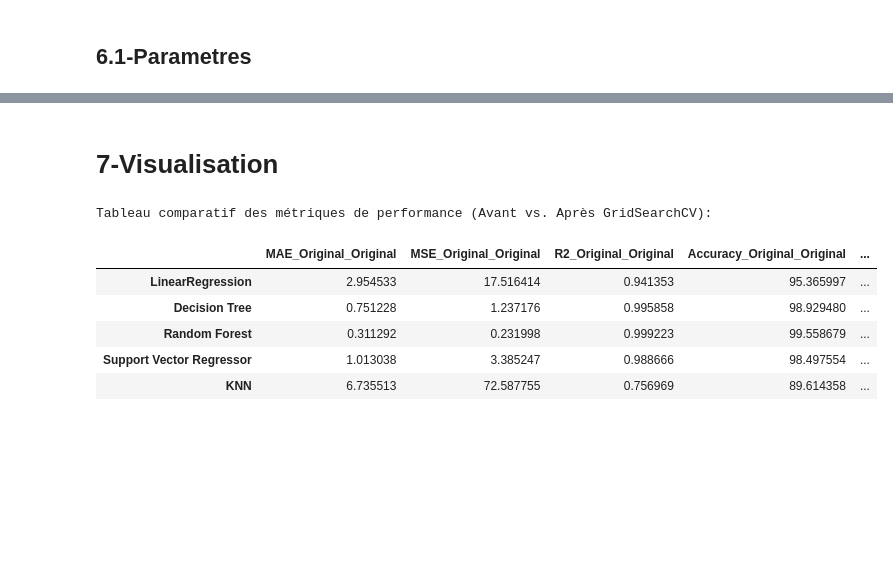
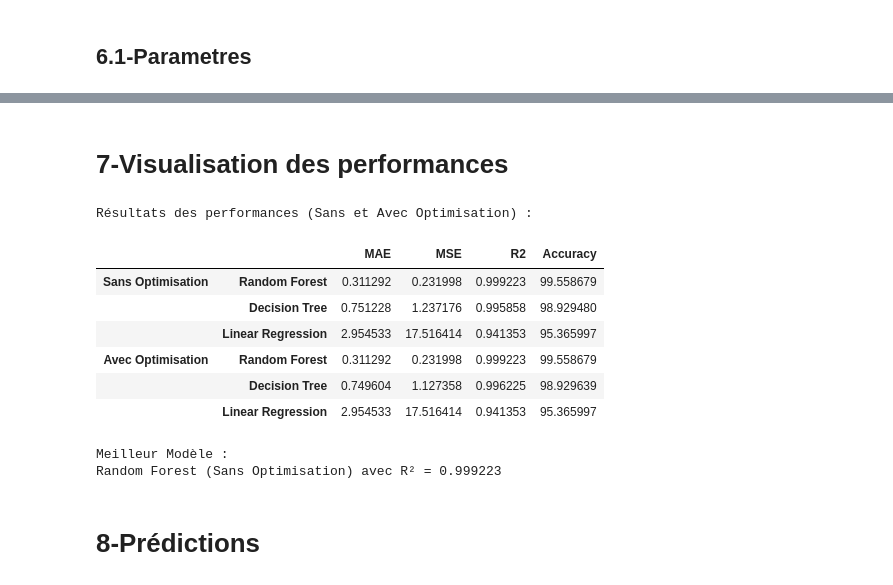
Before and after one commit to matthieugraziani/Machine-Learning, a Jupyter notebook: Survival_analysis.ipynb, the cells around one changed output, grey strips where cells are left out. Cells and saved outputs as stored; diff of their text form; code cells hidden in the pictures; blank space fills up the shorter version.

```diff
--- a/Survival_analysis.ipynb
+++ b/Survival_analysis.ipynb
@@ -215,13 +205,13 @@ DataFrame with interaction terms added:
 ## 4.3-Features et Target
 # %%
 # Definir les Features (X) et la Target (y) en utilisant le DataFrame avec les termes d'interaction
-X_interactions = df_processed_interactions.drop('Survival_Rate', axis=1)
-y_interactions = df_processed_interactions['Survival_Rate']
+X = df_ohe_int.drop('Survival_Rate', axis=1)
+y = df_ohe_int['Survival_Rate']
 # %% [markdown]
 ## 4.4-Split Train/Test
 # %%
 # Division du dataset en train et test
-X_train_interactions, X_test_interactions, y_train_interactions, y_test_interactions = train_test_split(X_interactions, y_interactions, test_size=0.3, random_state=42)
+X_train, X_test, y_train, y_test = train_test_split(X, y, test_size=0.3, random_state=42)
 # %% [markdown]
 ## 4.5-StandardsScaler sur les données Features numériques du df_processed
 # %%
@@ -323,7 +301,7 @@ Accuracy: 89.61%
 ## 6.1-Parametres
 # %%
 # Récupération des paramètres pour chaque modèle
-for model_name, model in models.items():
+for model, model_name in zip(models, model_names):
     print(f"Paramètres de {model_name}:")
     print(model.get_params())
     print("-" * 50)
@@ -346,9 +318,7 @@ Paramètres de KNN:
 # %%
 params_grid = {
-    "LinearRegression": {'copy_X': [True,False], 'fit_intercept': [True,False], 'positive': [True,False]},
+    "Linear Regression": {'copy_X': [True,False], 'fit_intercept': [True,False],'n_jobs': [None,1, -1], 'positive': [True,False]},
     "Decision Tree": {'max_depth': [3, 5, 10, None],'min_samples_split': [2, 5, 10],'min_samples_leaf': [1, 2, 4]},
-    "Random Forest": {"n_estimators": [10, 50, 100], "max_depth": [None, 10, 20]},
-    "Support Vector Regressor": {"C": [0.1, 1, 10], "kernel": ["linear", "rbf"]},
-    "KNN": {'n_neighbors': [3, 5, 10, 20],'weights': ['uniform', 'distance'],'p': [1, 2]}
+    "Random Forest": {"n_estimators": [10, 50, 100], "max_depth": [None, 10, 20]},'random_state' : [3, 4, 5],
 }
 # %% [markdown]
@@ -411,19 +368,44 @@ Accuracy: 90.41%
 # %% [markdown]
-# 7-Visualisation
+# 7-Visualisation des performances
 # %%
-results = pd.DataFrame(results).T.add_suffix('_Original')
-results_grid = pd.DataFrame(results_grid).T.add_suffix('_GridSearch')
+#  Creer un DataFrame pour les résultats sans optimisation
+results_df = pd.DataFrame(results).T.sort_values(by='R2', ascending=False)
 
-# Combine the results into a single DataFrame for comparison
-comparison_df = results.join(results_grid)
+# Creer un DataFrame pour les résultats avec optimisation
+results_grid_df = pd.DataFrame(results_grid).T.sort_values(by='R2', ascending=False)
 
-print("Tableau comparatif des métriques de performance (Avant vs. Après GridSearchCV):")
-display(comparison_df)
+# Comparaison des performances sans optimisation et avec optimisation
+combined_results_df = pd.concat([results_df, results_grid_df], keys=['Sans Optimisation', 'Avec Optimisation'])
+
+# Identifier le meilleur modèle (toutes versions confondues)
+best_model_row_index = combined_results_df['R2'].idxmax()
+best_model_name = best_model_row_index[1]
+best_model_optimization = best_model_row_index[0]
+best_model_score = combined_results_df.loc[best_model_row_index, 'R2']
+
+
+print("\nRésultats des performances (Sans et Avec Optimisation) :")
+
+# Afficher le tableau avec le meilleur modèle surligné
+def highlight_best_model(row):
+    if row.name == best_model_row_index:
+        return ['background-color: yellow'] * len(row)
+    return [''] * len(row)
+
+display(combined_results_df.style.apply(highlight_best_model, axis=1))
+
+print("\nMeilleur Modèle :")
+print(f"{best_model_name} ({best_model_optimization}) avec R² = {best_model_score:.6f}")
 # %% [output]
-Tableau comparatif des métriques de performance (Avant vs. Après GridSearchCV):
+Résultats des performances (Sans et Avec Optimisation) :
-|  | MAE_Original_Original | MSE_Original_Original | R2_Original_Original | Accuracy_Original_Original | ... |
-| LinearRegression | 2.954533 | 17.516414 | 0.941353 | 95.365997 | ... |
-| Decision Tree | 0.751228 | 1.237176 | 0.995858 | 98.929480 | ... |
-| Random Forest | 0.311292 | 0.231998 | 0.999223 | 99.558679 | ... |
-| Support Vector Regressor | 1.013038 | 3.385247 | 0.988666 | 98.497554 | ... |
-| KNN | 6.735513 | 72.587755 | 0.756969 | 89.614358 | ... |
+|  |  | MAE | MSE | R2 | Accuracy |
+| Sans Optimisation | Random Forest | 0.311292 | 0.231998 | 0.999223 | 99.558679 |
+|  | Decision Tree | 0.751228 | 1.237176 | 0.995858 | 98.929480 |
+|  | Linear Regression | 2.954533 | 17.516414 | 0.941353 | 95.365997 |
+| Avec Optimisation | Random Forest | 0.311292 | 0.231998 | 0.999223 | 99.558679 |
+|  | Decision Tree | 0.749604 | 1.127358 | 0.996225 | 98.929639 |
+|  | Linear Regression | 2.954533 | 17.516414 | 0.941353 | 95.365997 |
+Meilleur Modèle :
+Random Forest (Sans Optimisation) avec R² = 0.999223
+# %% [markdown]
+# 8-Prédictions
```
Also changed, not shown: parts of 14 cells of this notebook, 1 other file.
